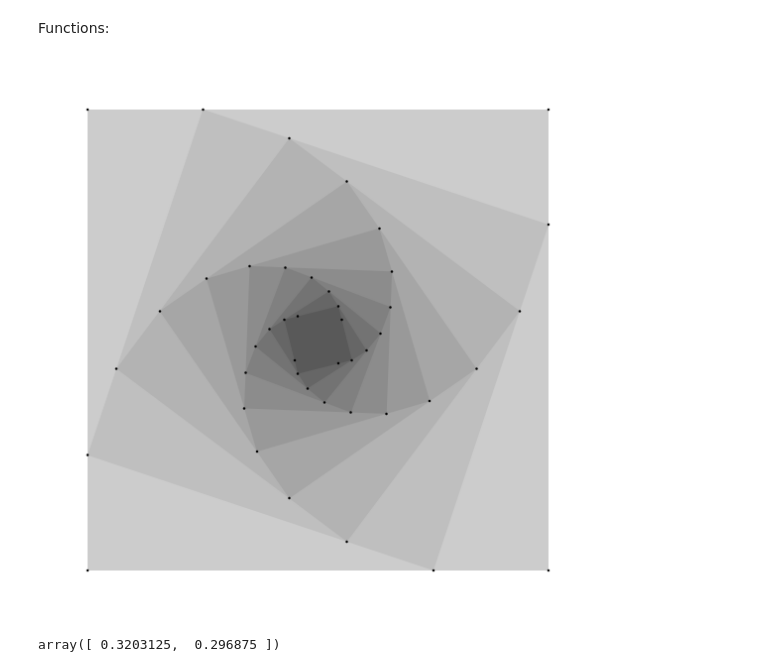
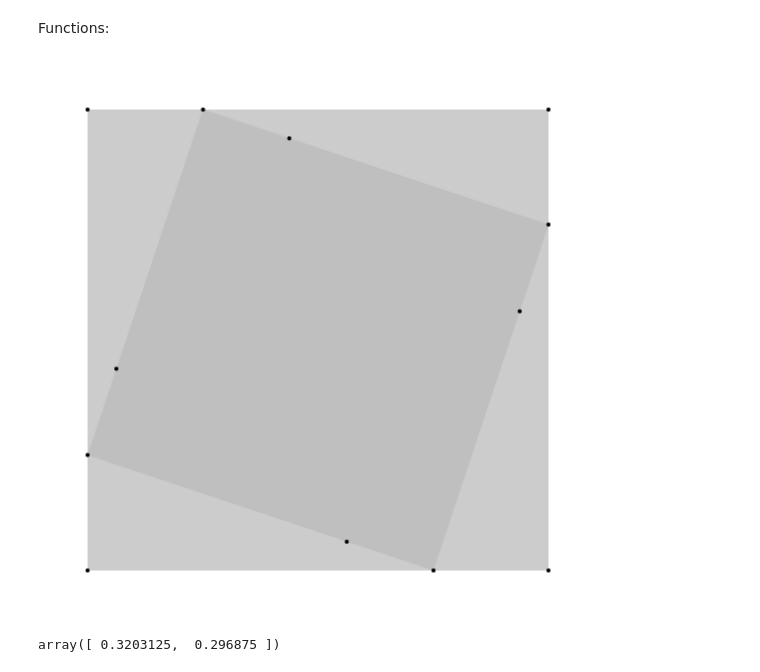
Before and after one commit to amirhamini/Geometry, a Jupyter notebook: The-Followers.ipynb, the cells around one changed output. Drawn from its saved outputs; the diff is of its cells as text; code cells hidden in the pictures.

```diff
--- a/The-Followers.ipynb
+++ b/The-Followers.ipynb
@@ -23,7 +23,7 @@ sns.set_palette('cubehelix')
 Functions:
 # %%
 # point is defined as np.array([x, y])
-def plot_point(p, ax, color='k', marker='o', markersize=2, lw=4):
+def plot_point(p, ax, color='k', marker='o', markersize=4, lw=4):
     ax.plot(p[0], p[1], marker=marker, markersize=markersize, color=color)
 
 def plot_line_bw_two_points(p_1, p_2, ax, color='k', lw=1, linestyle='-'):
@@ -62,7 +62,7 @@ clrs_gray= ['0.8','0.75','0.7','0.65', '0.6','0.55','0.5','0.45', '0.4','0.35',
 for j in xrange(len(point_List)):
     plot_point(point_List[j], ax01)
 
-for i in xrange(10):
+for i in xrange():
     verts = [point_List[0], # left, bottom
              point_List[1], # left, top
              point_List[2], # right, top
@@ -79,34 +79,34 @@ for i in xrange(10):
     path = Path(verts, codes)
     patch = patches.PathPatch(path, facecolor=clrs_gray[i], lw=2, edgecolor='none')
     ax01.add_patch(patch)
     circle1 = plt.Circle(o, distance_bw_two_points(o, point_List[0]), color='k', fill=False)
 #     ax01.add_artist(circle1)
 #     for j in xrange(len(point_List)):
 
 # #         plot_line_bw_two_points(o, point_List[j], ax01)
 #         plot_dashedline_bw_two_points(point_List[j-1], point_List[j], ax01)
 
     point_List_imv = copy.deepcopy(point_List)
     for k in xrange(len(point_List)):
         kk = k + 1
         if k == 3:
             kk = 0
         point_List[k] = move_p_1_towards_p_2(point_List_imv[k], point_List_imv[kk], dt, V)
 #         plot_line_bw_two_points(point_List[k], point_List_imv[k], ax01)
         plot_point(point_List[k], ax01)
 
 
 
 
 
 ax01.set_xlim([-(a+.2),(a+.2)])
 ax01.set_ylim([-(a+.2),(a+.2)])
 ax01.get_xaxis().set_visible(False)
 ax01.get_yaxis().set_visible(False)
 # plt.savefig('The_Four_Followers.png', bbox_inches='tight', dpi=500)
 plt.show()
 # %% [output]
-[figure, old version]
+[figure, new version]
 # %%
 point_List[0]
 # %% [output]
```
Also changed, not shown: 1 other file.
